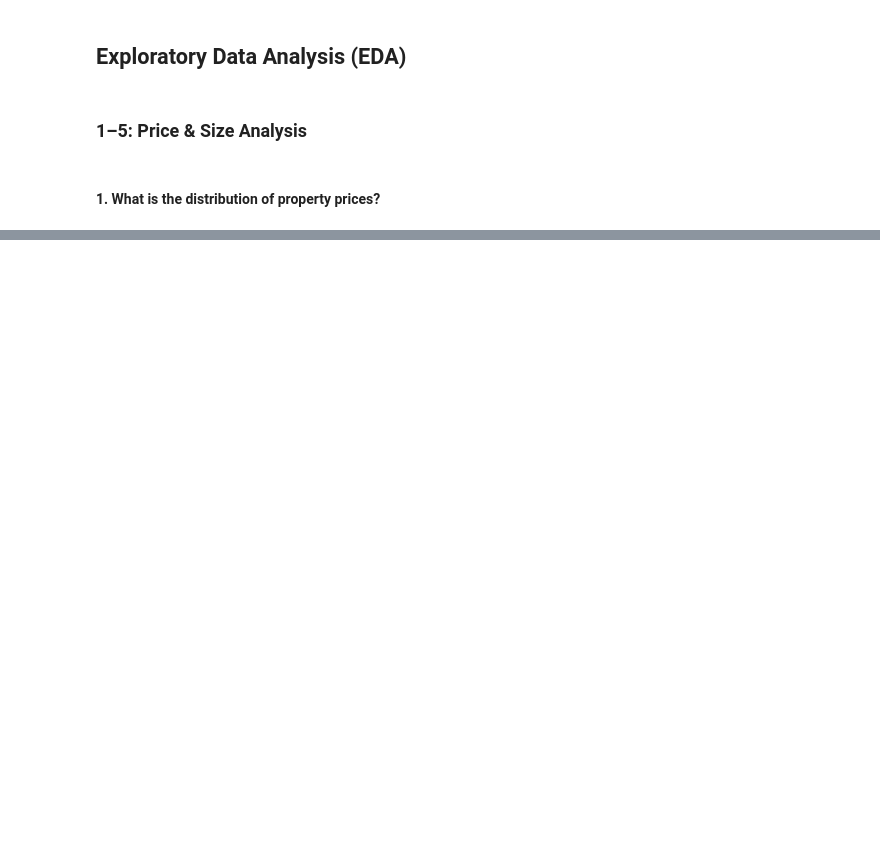
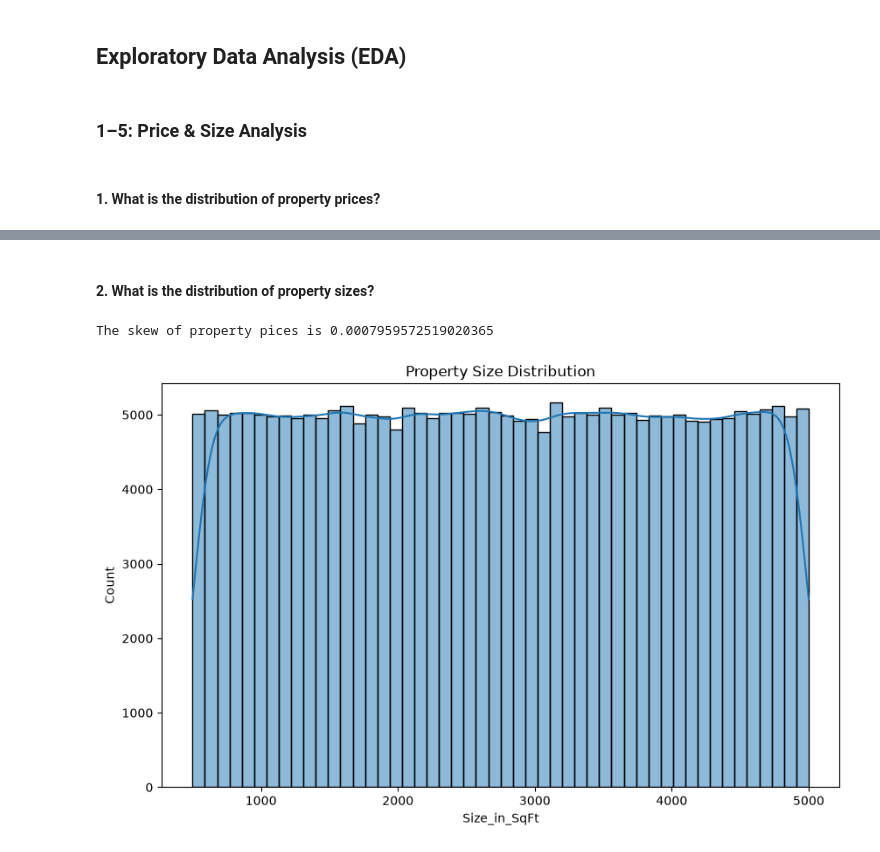
Before and after one commit to mukundnaramesh2605/Real-Estate-Investment-Advisor---Predicting-Property-Profitability-Future-Value, a Jupyter notebook: project.ipynb, the cells around one changed output, grey strips where cells are left out. Cells and saved outputs as stored; diff of their text form; code cells hidden in the pictures; blank space fills up the shorter version.

Commit message:
2. What is the distribution of property sizes?

```diff
--- a/project.ipynb
+++ b/project.ipynb
@@ -107,0 +124,26 @@ Exact duplicate rows: 0
+# %%
+rng = np.random.default_rng(42)
+city_tiers = {
+    **{c: 0.11 for c in ['Mumbai','Bangalore','Gurgaon','Pune','Hyderabad','New Delhi','Noida']},
+    **{c: 0.09 for c in ['Chennai','Ahmedabad','Kolkata','Surat','Jaipur','Kochi',
+                         'Trivandrum','Coimbatore','Indore','Vishakhapatnam','Dwarka','Faridabad']},
+    **{c: 0.07 for c in ['Lucknow','Bhopal','Nagpur','Bhubaneswar','Mysore','Mangalore',
+                         'Vijayawada','Warangal','Dehradun','Guwahati','Raipur','Ranchi',
+                         'Amritsar','Ludhiana','Jodhpur','Patna']},
+    **{c: 0.055 for c in ['Gaya','Silchar','Bilaspur','Durgapur','Jamshedpur','Cuttack','Haridwar']},
+}
+type_effect = {'Villa': 0.010, 'Independent House': 0.007, 'Apartment': 0.0}
+def age_effect(age):
+    return -0.0015 * np.clip(age, 0, 40)
+r_signal = (
+    raw_df['City'].map(city_tiers)
+    + raw_df['Property_Type'].map(type_effect)
+    + age_effect(raw_df['Age_of_Property'])
+)
+NOISE_SD = 0.018
+r_noise = rng.normal(0, NOISE_SD, size=len(raw_df))
+r = r_signal.to_numpy() + r_noise
+r = np.clip(r, 0.0, None)
+YEARS = 5
+raw_df['Growth_Rate_Annual'] = r
+raw_df['Future_Price_5Y'] = raw_df['Price_in_Lakhs'] * (1 + r) ** YEARS
@@ -107,0 +152,13 @@ Exact duplicate rows: 0
+# %%
+raw_df['Amenities_Count'] = raw_df['Amenities'].str.split(',').str.len()
+city_median = raw_df.groupby('City')['Price_per_SqFt'].transform('median')
+cond1 = raw_df['Price_per_SqFt'] <= city_median
+
+cond2 = raw_df['BHK'] >= 3
+
+cond3 = raw_df['Availability_Status'] == 'Ready_to_Move'
+cond4 = (raw_df['Parking_Space'] == 'Yes') & (raw_df['Amenities_Count'] >= 3)
+score = cond1.astype(int) + cond2.astype(int) + cond3.astype(int) + cond4.astype(int)
+raw_df['Good_Investment'] = (score >= 3).astype(int)
+print(raw_df['Good_Investment'].value_counts())
+print(raw_df['Good_Investment'].value_counts(normalize=True).round(3))
@@ -120,0 +192,11 @@ plt.show()
+# %% [markdown]
+#### 2. What is the distribution of property sizes?
+# %%
+print(f"The skew of property pices is {raw_df['Size_in_SqFt'].skew()}")
+plt.figure(figsize=(10,6))
+plt.title("Property Size Distribution")
+sns.histplot(data=raw_df,x="Size_in_SqFt",bins=50, kde=True)
+plt.show()
+# %% [output]
+The skew of property pices is 0.0007959572519020365
+[figure, added]
```
Also changed, not shown: parts of 7 cells of this notebook.
